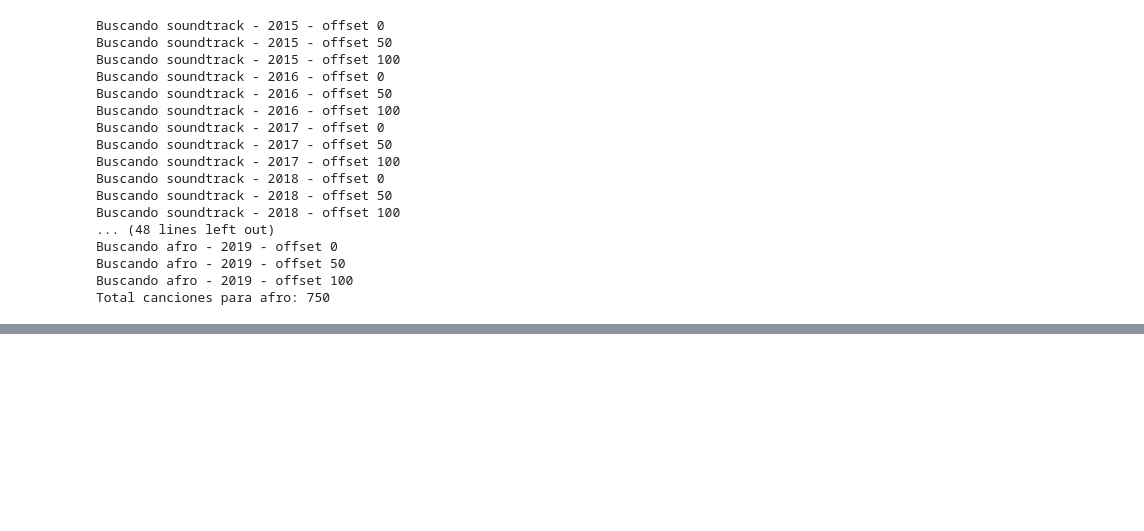
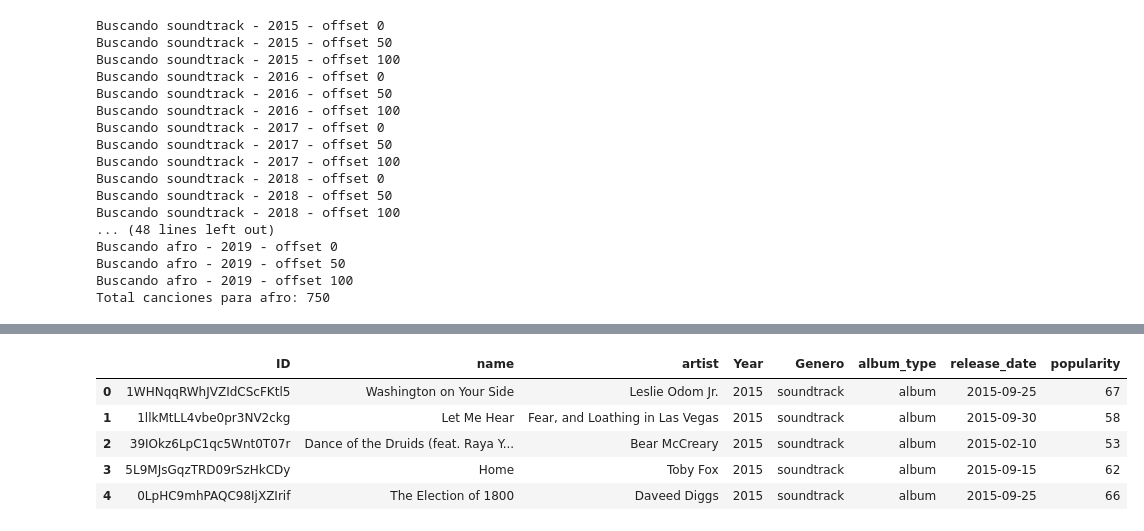
Before and after one commit to cloud9international/musicstream-data-insights-pipeline, a Jupyter notebook: canciones_spotify.ipynb, the cells around one changed output, grey strips where cells are left out. Cells and saved outputs as stored; diff of their text form; code cells hidden in the pictures; blank space fills up the shorter version.

```diff
--- a/canciones_spotify.ipynb
+++ b/canciones_spotify.ipynb
@@ -125,0 +141,10 @@ df.to_csv("spotify_canciones.csv", sep=";", index=False, encoding="utf-8")
+# %%
+df_spotify = pd.read_csv("canciones_spotify.csv")
+df_spotify.head()
+# %% [output]
+|  | ID | name | artist | Year | Genero | album_type | release_date | popularity |
+| 0 | 1WHNqqRWhJVZIdCScFKtl5 | Washington on Your Side | Leslie Odom Jr. | 2015 | soundtrack | album | 2015-09-25 | 67 |
+| 1 | 1llkMtLL4vbe0pr3NV2ckg | Let Me Hear | Fear, and Loathing in Las Vegas | 2015 | soundtrack | album | 2015-09-30 | 58 |
+| 2 | 39IOkz6LpC1qc5Wnt0T07r | Dance of the Druids (feat. Raya Y... | Bear McCreary | 2015 | soundtrack | album | 2015-02-10 | 53 |
+| 3 | 5L9MJsGqzTRD09rSzHkCDy | Home | Toby Fox | 2015 | soundtrack | album | 2015-09-15 | 62 |
+| 4 | 0LpHC9mhPAQC98IjXZIrif | The Election of 1800 | Daveed Diggs | 2015 | soundtrack | album | 2015-09-25 | 66 |
```
Also changed, not shown: parts of 5 cells of this notebook, 3 other files.
